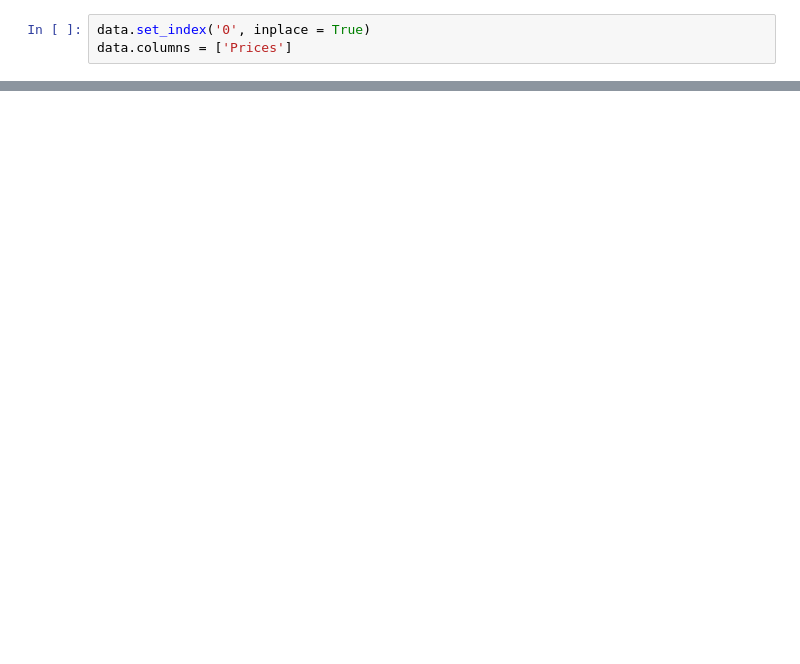
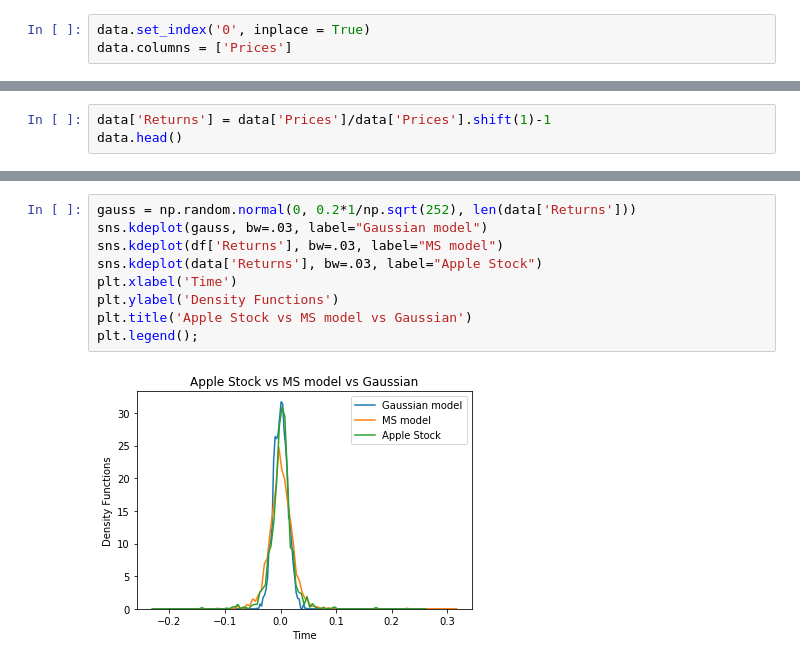
Before and after one commit to RaphAbb/MSE448, a Jupyter notebook: hw1.ipynb, the cells around one changed output, grey strips where cells are left out. Drawn from its saved outputs; the diff is of its cells as text; blank space fills up the shorter version.

```diff
--- a/hw1.ipynb
+++ b/hw1.ipynb
@@ -160,0 +159,3 @@ data.head()
+# %%
+data['Returns'] = data['Prices']/data['Prices'].shift(1)-1
+data.head()
@@ -160,0 +170,11 @@ data.head()
+# %%
+gauss = np.random.normal(0, 0.2*1/np.sqrt(252), len(data['Returns']))
+sns.kdeplot(gauss, bw=.03, label="Gaussian model")
+sns.kdeplot(df['Returns'], bw=.03, label="MS model")
+sns.kdeplot(data['Returns'], bw=.03, label="Apple Stock")
+plt.xlabel('Time')
+plt.ylabel('Density Functions')
+plt.title('Apple Stock vs MS model vs Gaussian')
+plt.legend();
+# %% [output]
+[figure, added]
```
Also changed, not shown: parts of 9 cells of this notebook.
